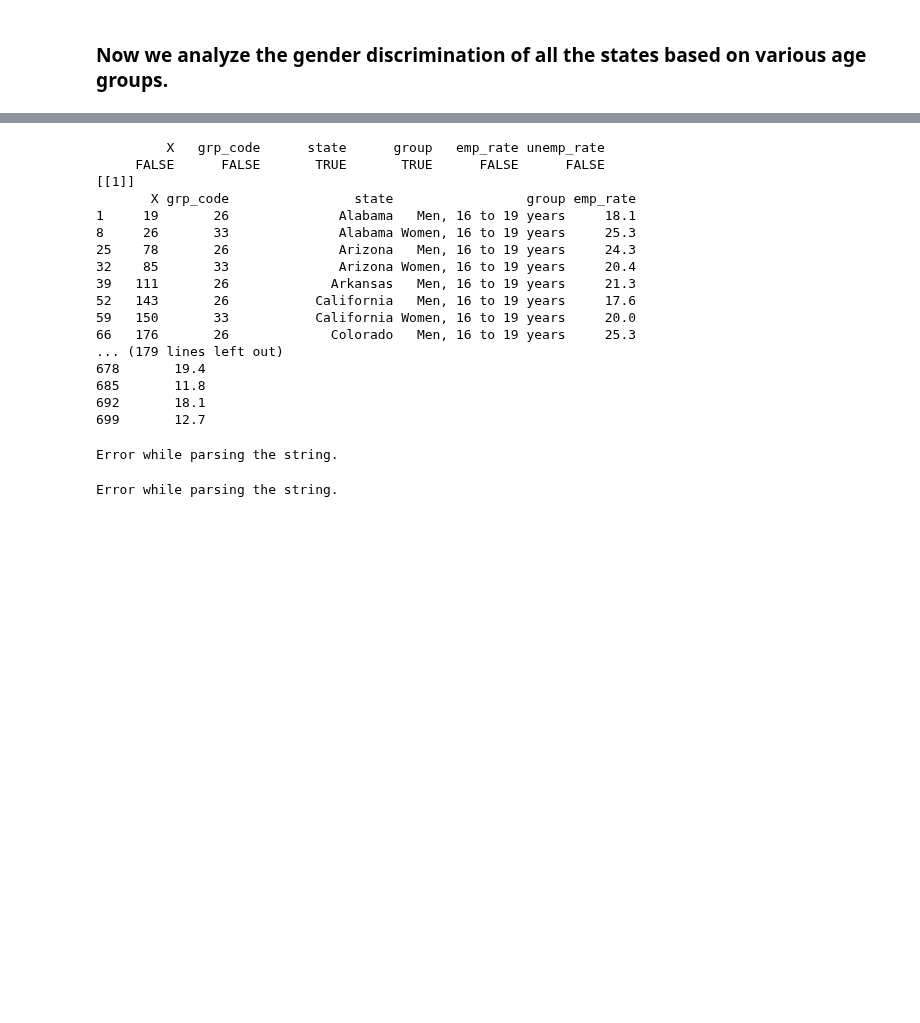
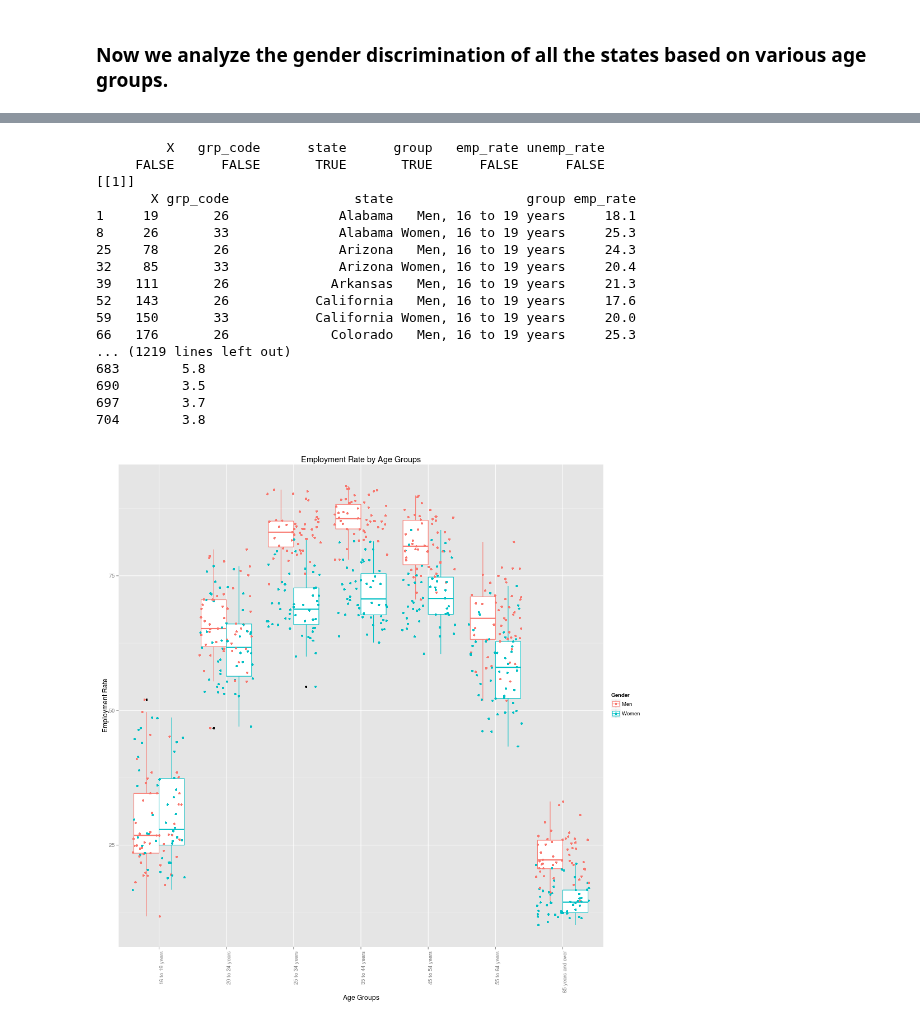
Before and after one commit to yuhanw/Team_Four.0, a Jupyter notebook: notebooks/NB3_data_analysis.ipynb, the cells around one changed output, grey strips where cells are left out. Cells and saved outputs as stored; diff of their text form; code cells hidden in the pictures; blank space fills up the shorter version.

```diff
--- a/notebooks/NB3_data_analysis.ipynb
+++ b/notebooks/NB3_data_analysis.ipynb
@@ -278,7 +258,7 @@ A6=subset(age2013,grp_code==31|grp_code==38)
 A7=subset(age2013,grp_code==32|grp_code==39)
 A=list(A1,A2,A3,A4,A5,A6,A7)
 
-print(head(A[1]))
+print(head(A))
 # %% [output]
          X   grp_code      state      group   emp_rate unemp_rate
      FALSE      FALSE       TRUE       TRUE      FALSE      FALSE
@@ -292,55 +272,20 @@ print(head(A[1]))
 52   143       26           California   Men, 16 to 19 years     17.6
 59   150       33           California Women, 16 to 19 years     20.0
 66   176       26             Colorado   Men, 16 to 19 years     25.3
-... (179 lines left out)
-678       19.4
-685       11.8
-692       18.1
-699       12.7
+... (1219 lines left out)
+683        5.8
+690        3.5
+697        3.7
+704        3.8
-# %%
-%%R
-
-B=list("16-19 Years Old","20-24 Years Old","25-34 Years Old","35-44 Years Old","45-54 Years Old","55-64 Years Old","65 Years and Older")
-for i in 1:7 {
-
-Aa=A[[i]]
-Aam=subset(Aa, Aa$grp_code==i+25)
-Aaw=subset(Aa, Aa$grp_code==i+32)
-Bb=B[[i]]
-
-plot(Aam$state, Aam$emp_rate, col='blue', las=2, ylim=c(min(Aam$emp_rate,Aaw$emp_rate), max(Aam$emp_rate,Aaw$emp_rate)),
-     xlab='State Name', ylab='Employment Rate (percentage)', col.lab='blue')
-points(Aaw$state, Aaw$emp_rate, col='red')
-points(Aam$state, Aam$emp_rate, col='blue')
-legend('topleft', paste('Employment Rate of',Bb,'by States in 2013',sep=' '))
-    }
-# %% [output]
-Error while parsing the string.
-# %%
-%%R
-
-for i in 1:7 {
-
-Aa=A[i]
-
-Aam=subset(Aa, Aa$grp_code==i+25)
-Aaw=subset(Aa, Aa$grp_code==i+32)
-
-names(Aam)[5:6]=paste(names(Aam)[5:6],'_m',sep='')
-names(Aaw)[5:6]=paste(names(Aaw)[5:6],'_w',sep='')
-Aamw=merge(Aam,Aaw, by='state')
-Aamw['emp_diff']=Aamw['emp_rate_m']-Aamw['emp_rate_w']
-Aamw['unemp_diff']=Aamw['unemp_rate_m']-Aamw['unemp_rate_w']
-Aamw=subset(Aamw, select=c(state,emp_rate_m,unemp_rate_m,emp_rate_w,unemp_rate_w,emp_diff, unemp_diff))
-print(head(Aamw))
-
-plot(Aamw$state, Aamw$emp_diff, col='blue', las=2, ylim=c(min(Aamw$emp_diff), max(Aamw$emp_diff)), xlab='State Name', ylab='Employment Rate Difference (Percentage)', col.lab='blue')
-title('Employment Rate Difference in 2013')
-plot(Aamw$state, Aamw$unemp_diff, col='blue', las=2, ylim=c(min(Aamw$unemp_diff), max(Aamw$unemp_diff)), xlab='State Name', ylab='Unmployment Rate Difference (Percentage)', col.lab='blue')
-title('Unmployment Rate Difference in 2013')
-
-print(t.test(Aamw$emp_diff, mu=0))
-print(t.test(Aamw$unemp_diff, mu=0))
-    }
-# %% [output]
-Error while parsing the string.
+# %%
+%%R -h 1000  -w 1000
+
+bigA=do.call(rbind, A)
+bigA$Age=gsub(".*, ", "", bigA$group)
+bigA$Gender=gsub(", .*", "", bigA$group)
+
+p <- ggplot(bigA, aes(x = factor(Age), y = emp_rate, color = Gender)) + geom_boxplot() + geom_jitter() + ggtitle("Employment Rate by Age Groups") +
+    theme(axis.text.x = element_text(angle = 90, hjust = 1)) + xlab("Age Groups") + ylab("Employment Rate")
+print(p)
+# %% [output]
+[figure, added]
```
Also changed, not shown: parts of 22 cells of this notebook.
